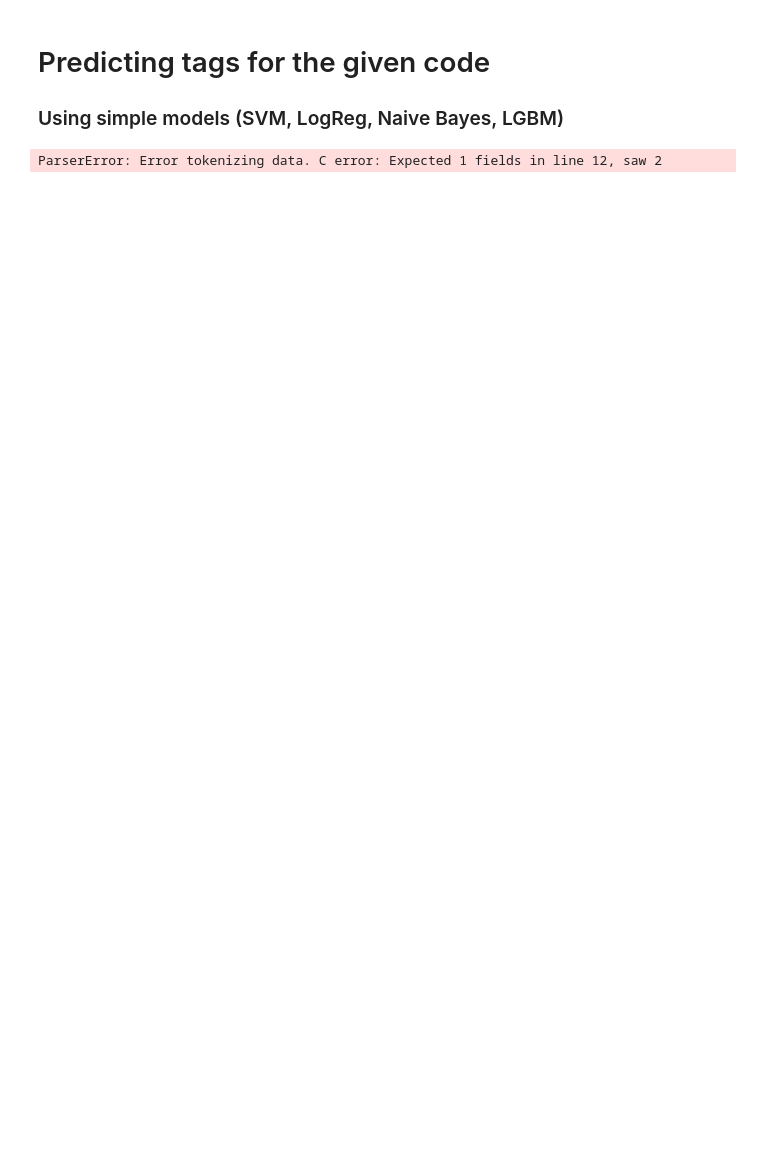
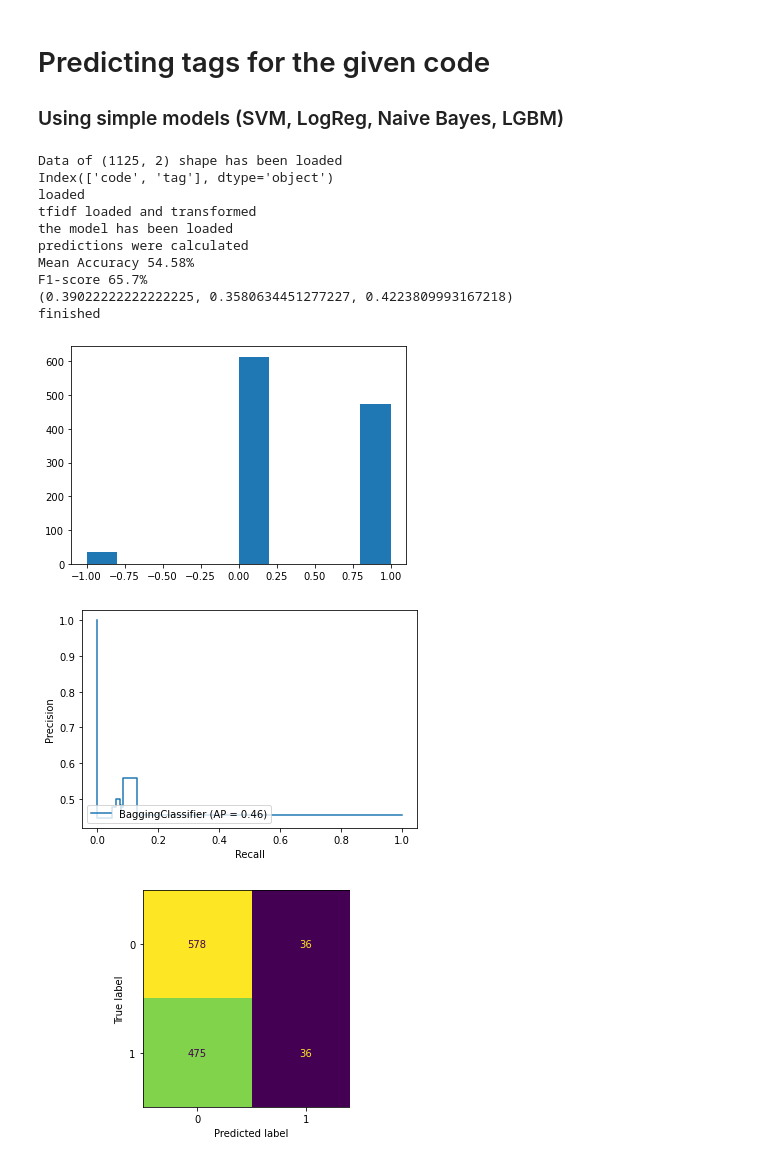
Before and after one commit to whatevernevermindbro/source_code_classification, a Jupyter notebook: predict_tag.ipynb, the cells around one changed output. Saved outputs shown, nothing was run; the diff lists cells and outputs as text; code cells hidden in the pictures; blank space fills up the shorter version.

Commit message:
SVM Validation, graph_v2, chunk_size==5

```diff
--- a/predict_tag.ipynb
+++ b/predict_tag.ipynb
@@ -17,8 +17,9 @@ import pickle
 import dagshub
 # %%
 def load_code_blocks(DATASET_PATH, CODE_COLUMN):
-    df = pd.read_csv(DATASET_PATH, encoding='utf-8', comment='#', sep=',')#, quoting=csv.QUOTE_NONE, error_bad_lines=False)#, sep=','
+    df = pd.read_csv(DATASET_PATH, encoding='utf-8', comment='#', sep='\t')#, quoting=csv.QUOTE_NONE, error_bad_lines=False)#, sep=','
     print("Data of {} shape has been loaded".format(df.shape))
+    print(df.columns)
     code_blocks = df[CODE_COLUMN]
     # test_size = 0.1
     # test_rows = round(df.shape[0]*test_size)
@@ -99,34 +100,45 @@ def get_predictions(X, y, TAG_TO_PREDICT, MODEL_DIR):
     print(result)
 # %%
 if __name__ == '__main__':
-    DATASET_PATH = './data/code_blocks_unique_regex.csv'
-    MODEL_DIR = './models/logreg_regex.sav'
-    TFIDF_DIR = './models/tfidf_logreg.pickle'
-    CODE_COLUMN = 'code_block'
-    TAG_TO_PREDICT = 'preprocessing'
+    DATASET_PATH = './data/chunks_5_validate.csv'
+    MODEL_DIR = './models/svm_regex_graph_v2.sav'
+    TFIDF_DIR = './models/tfidf_svm_graph_v2.pickle'
+    CODE_COLUMN = 'code' #'code_block'
+    TAG_TO_PREDICT = 'tag' #'preprocessing'
     df, code_blocks = load_code_blocks(DATASET_PATH, CODE_COLUMN)
     nrows = df.shape[0]
     print("loaded")
     tfidf_params = {'min_df': 5
             , 'max_df': 0.3
             , 'smooth_idf': True}
     SVM_params = {'C': 100
             , 'kernel': "linear"
             , 'verbose': 1
             , 'random_state': 241}
     meta = {'data': DATASET_PATH
                 ,'nrows': nrows
                 ,'label': TAG_TO_PREDICT
                 ,'model': MODEL_DIR}
     code_blocks_tfidf = tfidf_transform(code_blocks, tfidf_params, TFIDF_DIR)
     with dagshub.dagshub_logger() as logger:
         # metrics = SVM_evaluate(df, code_blocks, tfidf_params, TFIDF_DIR, SVM_params)
-        print(df[TAG_TO_PREDICT].unique(), df.dtypes)
         metrics = get_predictions(code_blocks_tfidf, df[TAG_TO_PREDICT].astype(int), TAG_TO_PREDICT, MODEL_DIR)
         logger.log_hyperparams(meta)
         logger.log_hyperparams(tfidf_params)
         logger.log_hyperparams(SVM_params)
         logger.log_metrics(metrics)
     print("finished")
 # %% [output]
-ParserError: Error tokenizing data. C error: Expected 1 fields in line 12, saw 2
+Data of (1125, 2) shape has been loaded
+Index(['code', 'tag'], dtype='object')
+loaded
+tfidf loaded and transformed
+the model has been loaded
+predictions were calculated
+Mean Accuracy 54.58%
+F1-score 65.7%
+(0.39022222222222225, 0.3580634451277227, 0.4223809993167218)
+finished
+[figure, added]
+[figure, added]
+[figure, added]
```
Also changed, not shown: parts of 1 cell of this notebook, 2 other files.
